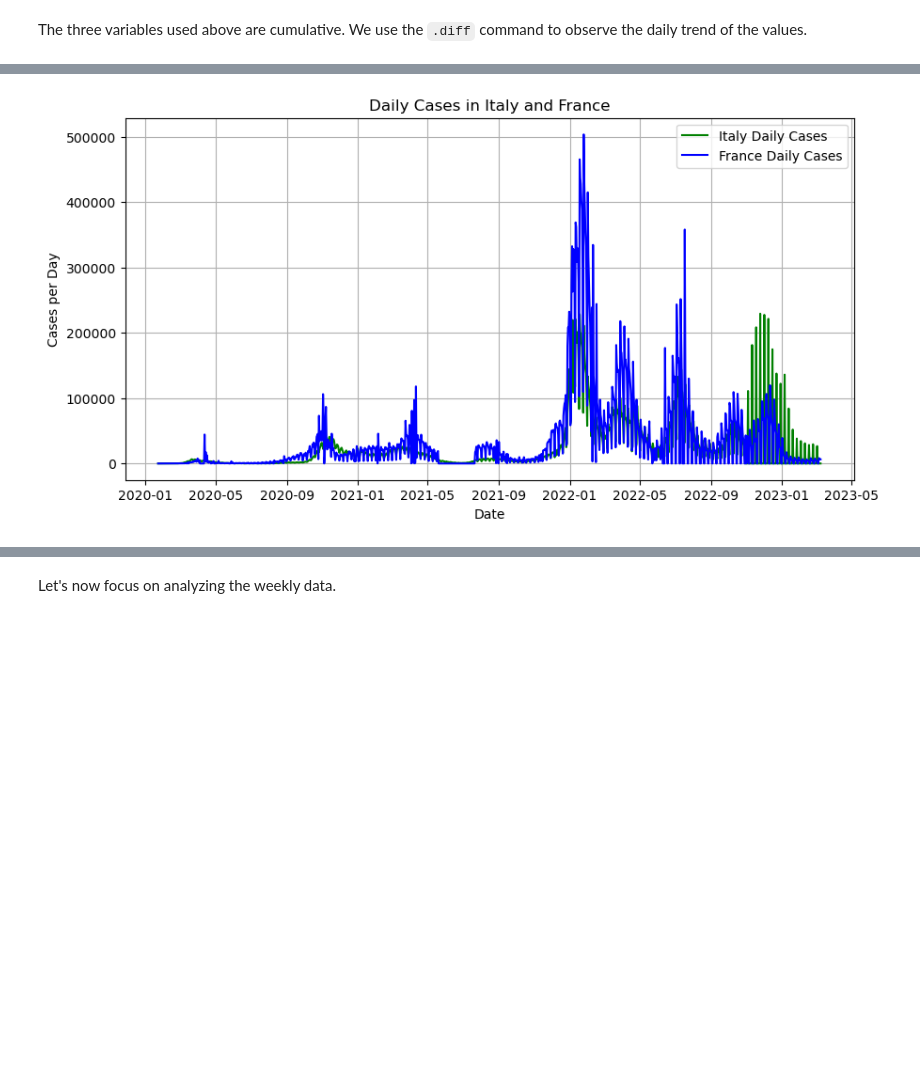
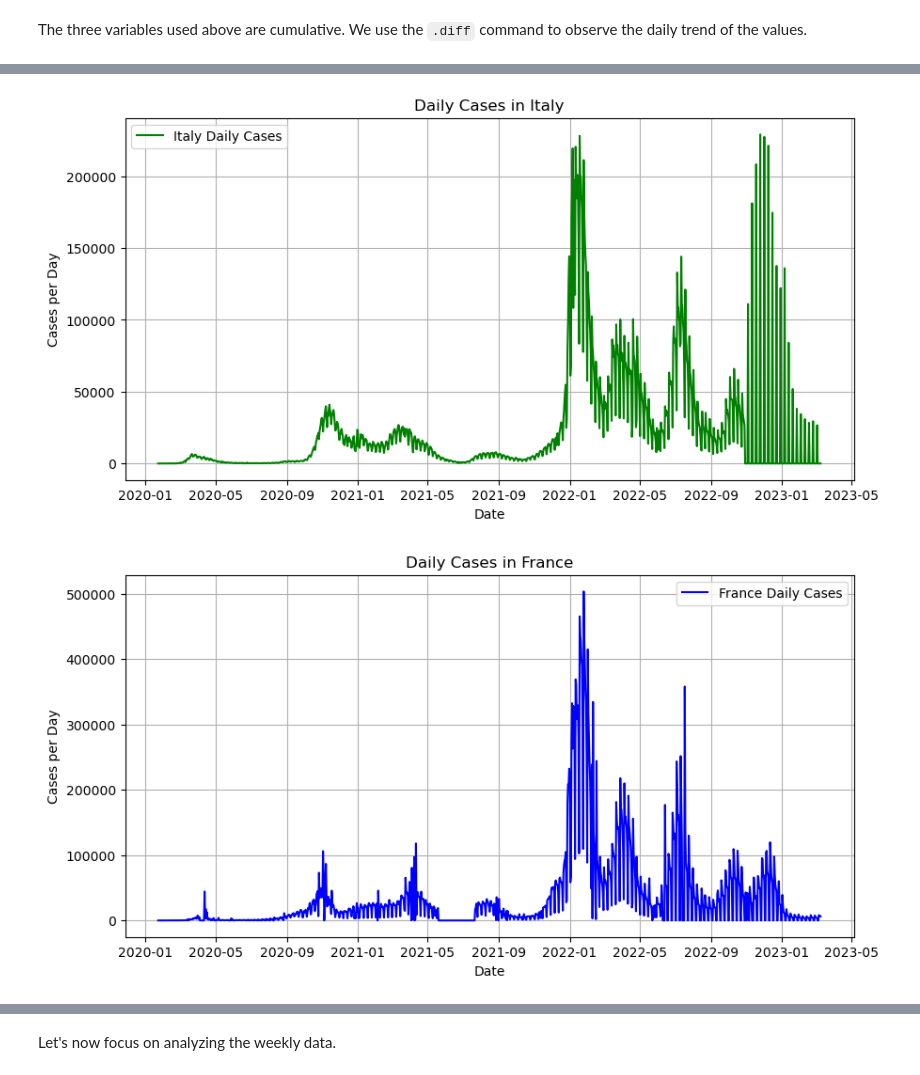
Before and after one commit to Gerva02/Python_for_data_science, a Jupyter notebook: Second.ipynb, the cells around one changed output, grey strips where cells are left out. Drawn from its saved outputs; the diff is of its cells as text; code cells hidden in the pictures; blank space fills up the shorter version.

```diff
--- a/Second.ipynb
+++ b/Second.ipynb
@@ -171,19 +232,27 @@ plt.show()
 # %%
 data_it["daily_cases"] = data_it["cases"].diff()
 data_fr["daily_cases"] = data_fr["cases"].diff()
 
 plt.figure(figsize=(10, 5))
 plt.plot(data_it.index, data_it["daily_cases"], label="Italy Daily Cases", color="green")
-plt.plot(data_fr.index, data_fr["daily_cases"], label="France Daily Cases", color="blue")
-
-plt.title("Daily Cases in Italy and France")
+plt.title("Daily Cases in Italy")
 plt.xlabel("Date")
 plt.ylabel("Cases per Day")
 plt.legend()
 plt.grid()
 plt.show()
+
+plt.figure(figsize=(10, 5))
+plt.plot(data_fr.index, data_fr["daily_cases"], label="France Daily Cases", color="blue")
+plt.title("Daily Cases in France")
+plt.xlabel("Date")
+plt.ylabel("Cases per Day")
+plt.legend()
+plt.grid()
+plt.show()
 # %% [output]
-[figure, old version]
+[figure, new version]
+[figure, added]
 # %%
 data_it_cut = data_it_cut.copy()
 data_it_cut["daily_recovered"] = data_it_cut["recovered"].diff()
```
Also changed, not shown: parts of 16 cells of this notebook.
